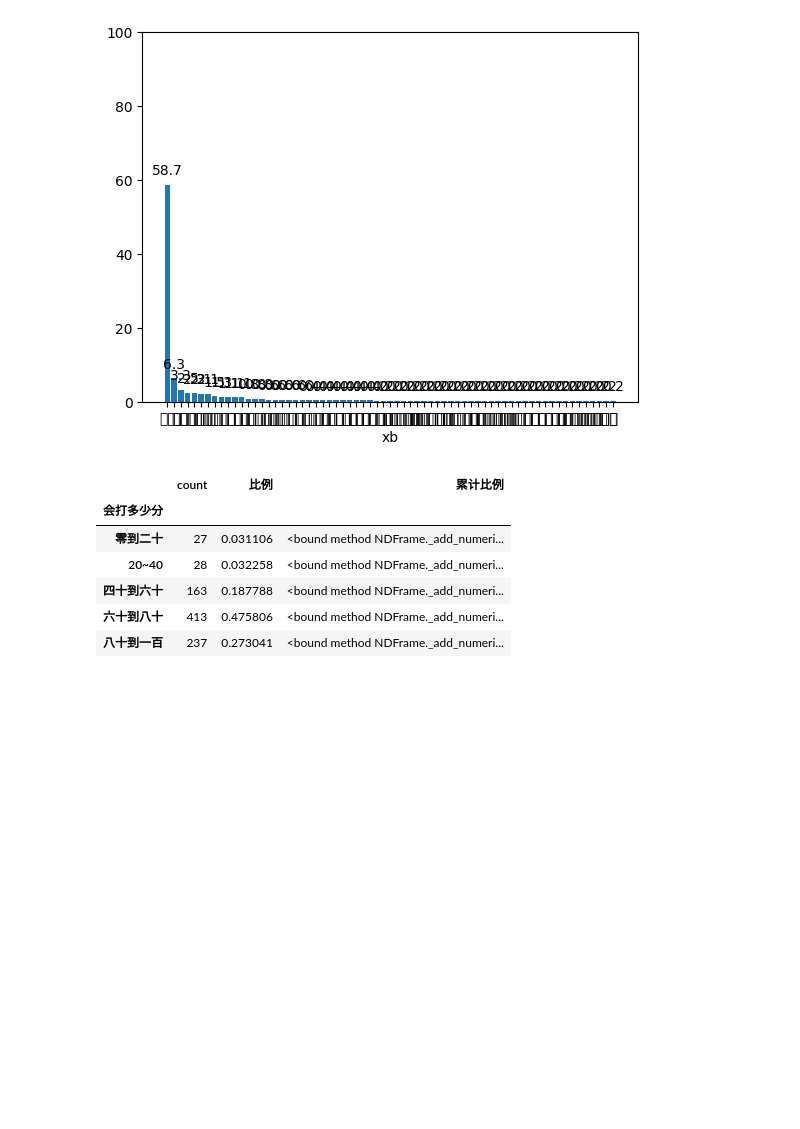
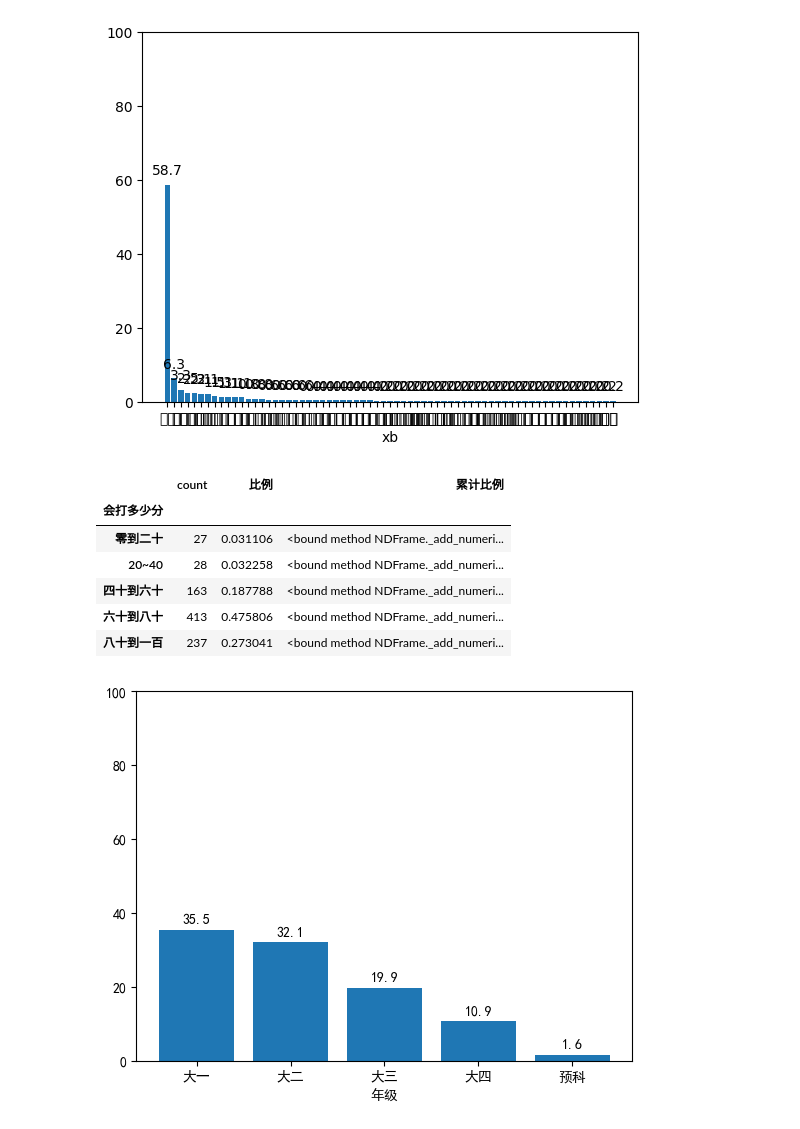
Before and after one commit to Comlimen/Clementine, a Jupyter notebook: 07-description.ipynb, the cells around one changed output. Cells and saved outputs as stored; diff of their text form; code cells hidden in the pictures; blank space fills up the shorter version.

```diff
--- a/07-description.ipynb
+++ b/07-description.ipynb
@@ -70,0 +80,6 @@ def 有序变量描述统计函数(表名,变量名):
+# %%
+import mytools
+df,meta=mytools.读取SPSS数据(R'identity.sav')
+mytools.绘制单个类别变量柱状图(df,'年级')
+# %% [output]
+[figure, added]
```
Also changed, not shown: parts of 5 cells of this notebook, 8 other files.
